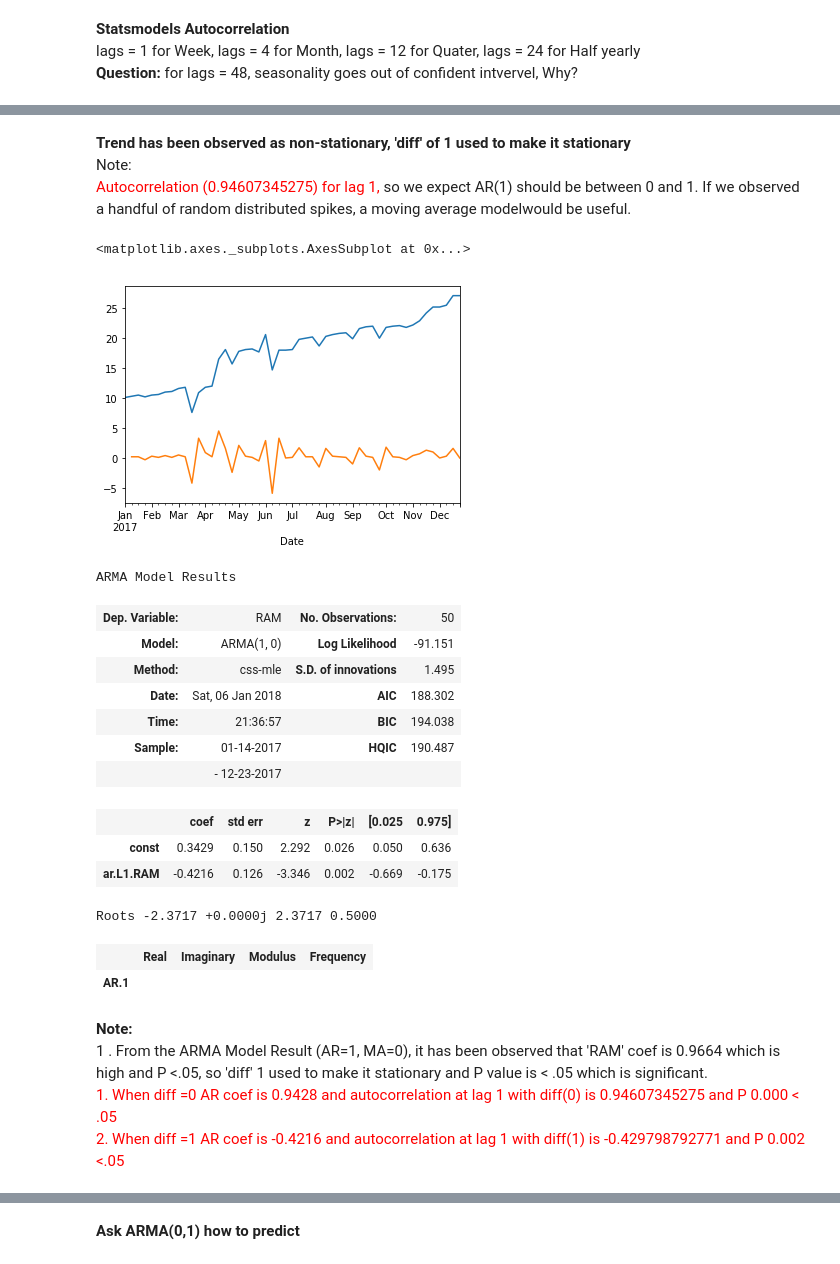
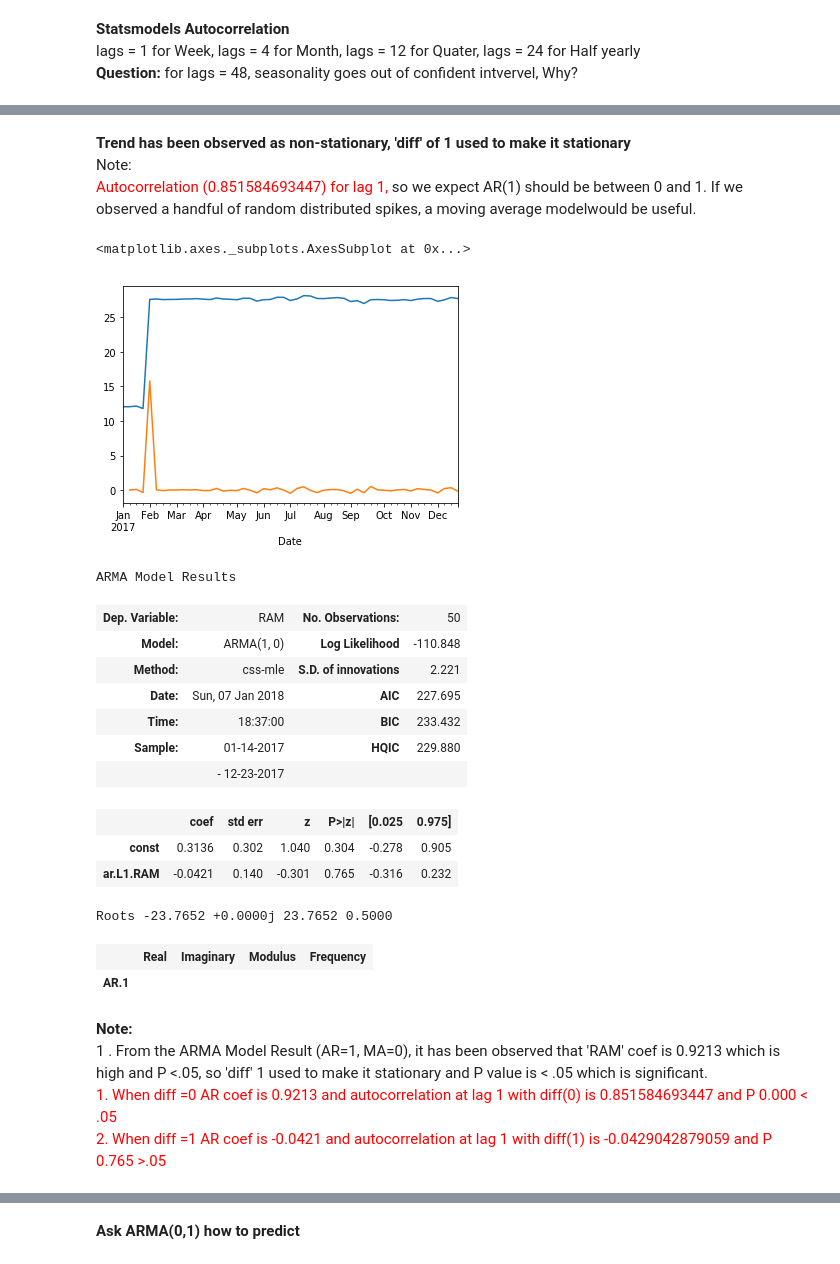
Before and after one commit to datatcy/Frank, a Jupyter notebook: projects/final-project/03-exploratory-analysis/DSPMd08RAM.ipynb, the cells around one changed output, grey strips where cells are left out. Drawn from its saved outputs; the diff is of its cells as text; code cells hidden in the pictures.

```diff
--- a/projects/final-project/03-exploratory-analysis/DSPMd08RAM.ipynb
+++ b/projects/final-project/03-exploratory-analysis/DSPMd08RAM.ipynb
@@ -15,5 +15,5 @@ mdl.head().sort_values('Date')
 | 3 | CALBIPRD01 | Wk 4 | 0.0850 | 5.7 | 2017-01-28 |
 | 4 | CALBIPRD01 | Wk 5 | 0.1200 | 6.2 | 2017-02-04 |
 # %%
-mdl08=mdl[mdl['Server Name']=='CALBIPRD08']
+mdlsql=mdl[mdl['Server Name']=='CALMFRRSQL']
 # %% [markdown]
@@ -26,7 +26,7 @@ mdl08.plot(kind='line', figsize=(50,10), fontsize=30 , legend=True, linewidth=5.
 # %%
-mdl08.set_index('Date', inplace=True)
-mdl08['Month']= mdl08.index.month
-mdl08['Day']=mdl08.index.day
+mdlsql.set_index('Date', inplace=True)
+mdlsql['Month']= mdlsql.index.month
+mdlsql['Day']=mdlsql.index.day
 # %% [output]
 A value is trying to be set on a copy of a slice from a DataFrame.
 Try using .loc[row_indexer,col_indexer] = value instead
@@ -147,40 +147,40 @@ plot_acf(mdl08['RAM'].dropna(),lags=24)
 # %% [markdown]
 <b> Trend has been observed  as non-stationary, 'diff' of 1 used to make it stationary </b>
 <br>Note:</br>
-<br> <font color ='red'>Autocorrelation (0.94607345275) for lag 1,</font> so we expect AR(1) should be between 0 and 1. If we observed a handful of random distributed spikes, a moving average modelwould be useful. </br>
+<br> <font color ='red'>Autocorrelation (0.851584693447) for lag 1,</font> so we expect AR(1) should be between 0 and 1. If we observed a handful of random distributed spikes, a moving average modelwould be useful. </br>
 # %%
-mdl08['RAM'].dropna().plot()
-mdl08['RAM'].dropna().diff(1).dropna().plot()
+mdlsql['RAM'].dropna().plot()
+mdlsql['RAM'].dropna().diff(1).dropna().plot()
 # %% [output]
 <matplotlib.axes._subplots.AxesSubplot at 0x...>
-[figure, old version]
+[figure, new version]
 # %%
 from statsmodels.tsa.arima_model import ARMA
 
-mdl08a = mdl08[['RAM']].dropna().diff(1).dropna().astype(float)
-#mdl08a = mdl08[['RAM']].dropna().astype(float)
-modela = ARMA(mdl08a, (1,0)).fit() # if coef is >1 then use diff, check this coef is ~ coef of autocorrlation
+mdlsqla = mdlsql[['RAM']].dropna().diff(1).dropna().astype(float)
+#mdlsqla = mdlsql[['RAM']].dropna().astype(float)
+modela = ARMA(mdlsqla, (1,0)).fit() # if coef is >1 then use diff, check this coef is ~ coef of autocorrlation
 modela.summary()
 # %% [output]
 ARMA Model Results
 | Dep. Variable: | RAM | No. Observations: | 50 |
-| Model: | ARMA(1, 0) | Log Likelihood | -91.151 |
-| Method: | css-mle | S.D. of innovations | 1.495 |
-| Date: | Sat, 06 Jan 2018 | AIC | 188.302 |
-| Time: | 21:36:57 | BIC | 194.038 |
-| Sample: | 01-14-2017 | HQIC | 190.487 |
+| Model: | ARMA(1, 0) | Log Likelihood | -110.848 |
+| Method: | css-mle | S.D. of innovations | 2.221 |
+| Date: | Sun, 07 Jan 2018 | AIC | 227.695 |
+| Time: | 18:37:00 | BIC | 233.432 |
+| Sample: | 01-14-2017 | HQIC | 229.880 |
 |  | - 12-23-2017 |  |  |
 |  | coef | std err | z | P>|z| | [0.025 | 0.975] |
-| const | 0.3429 | 0.150 | 2.292 | 0.026 | 0.050 | 0.636 |
-| ar.L1.RAM | -0.4216 | 0.126 | -3.346 | 0.002 | -0.669 | -0.175 |
+| const | 0.3136 | 0.302 | 1.040 | 0.304 | -0.278 | 0.905 |
+| ar.L1.RAM | -0.0421 | 0.140 | -0.301 | 0.765 | -0.316 | 0.232 |
-Roots -2.3717 +0.0000j 2.3717 0.5000
+Roots -23.7652 +0.0000j 23.7652 0.5000
 |  | Real | Imaginary | Modulus | Frequency |
 | AR.1 |
 # %% [markdown]
 <b>Note:</b>
-<br>1 . From the ARMA Model Result (AR=1, MA=0), it has been observed that 'RAM' coef is 0.9664 which is high and P <.05, so 'diff' 1 used to make it stationary and P value is < .05 which is significant.</br>
-<br> <font color ='red'>1. When diff =0 AR coef is 0.9428 and autocorrelation at lag 1 with diff(0) is 0.94607345275 and P 0.000 < .05 </font> </br>
-<br><font color ='red'> 2. When diff =1 AR coef is -0.4216 and autocorrelation at lag 1 with diff(1) is -0.429798792771 and P 0.002 <.05</font>
+<br>1 . From the ARMA Model Result (AR=1, MA=0), it has been observed that 'RAM' coef is 0.9213 which is high and P <.05, so 'diff' 1 used to make it stationary and P value is < .05 which is significant.</br>
+<br> <font color ='red'>1. When diff =0 AR coef is 0.9213 and autocorrelation at lag 1 with diff(0) is 0.851584693447 and P 0.000 < .05 </font> </br>
+<br><font color ='red'> 2. When diff =1 AR coef is -0.0421 and autocorrelation at lag 1 with diff(1) is -0.0429042879059 and P 0.765 >.05</font>
 </br>
 # %%
 modela.resid.plot()
```
Also changed, not shown: parts of 27 cells of this notebook, 4 other files.
